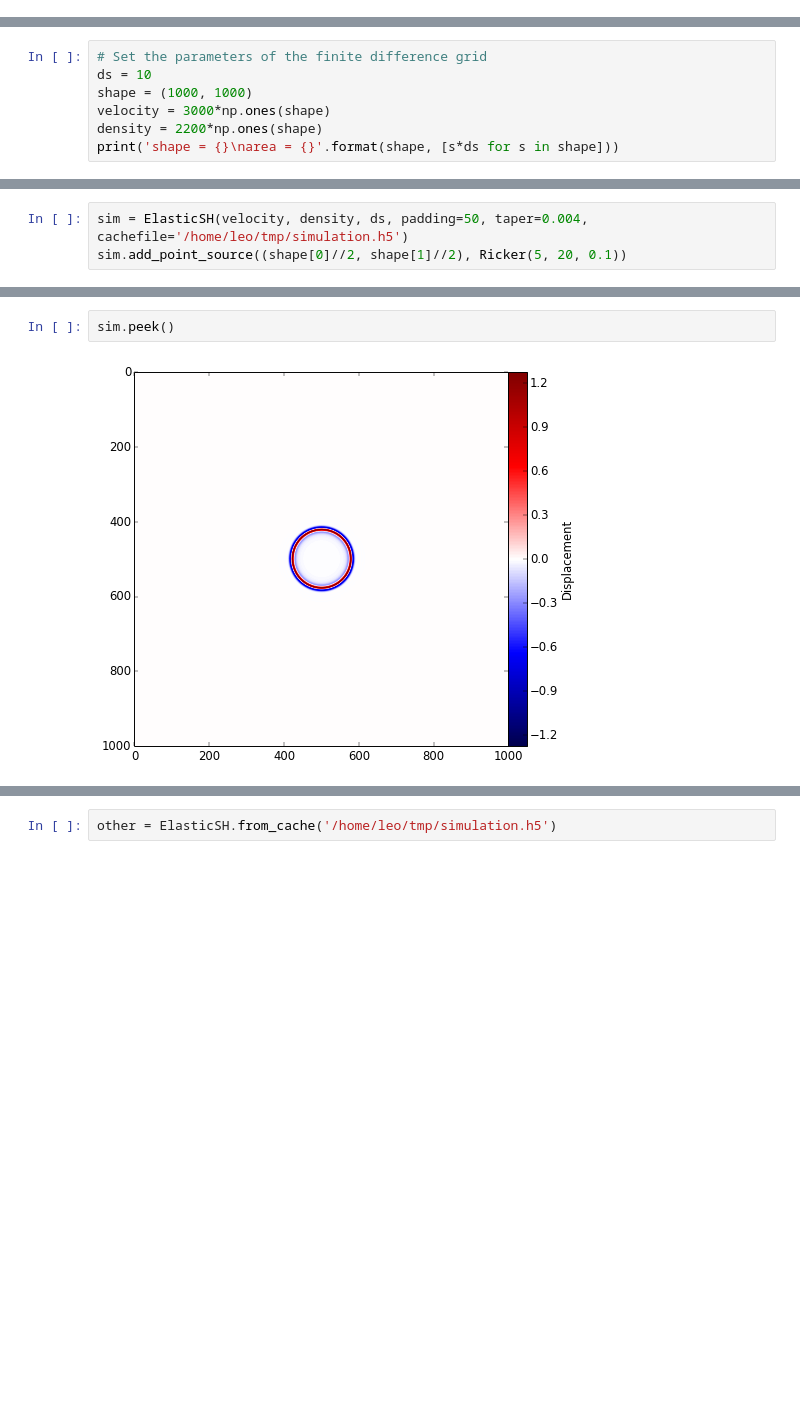
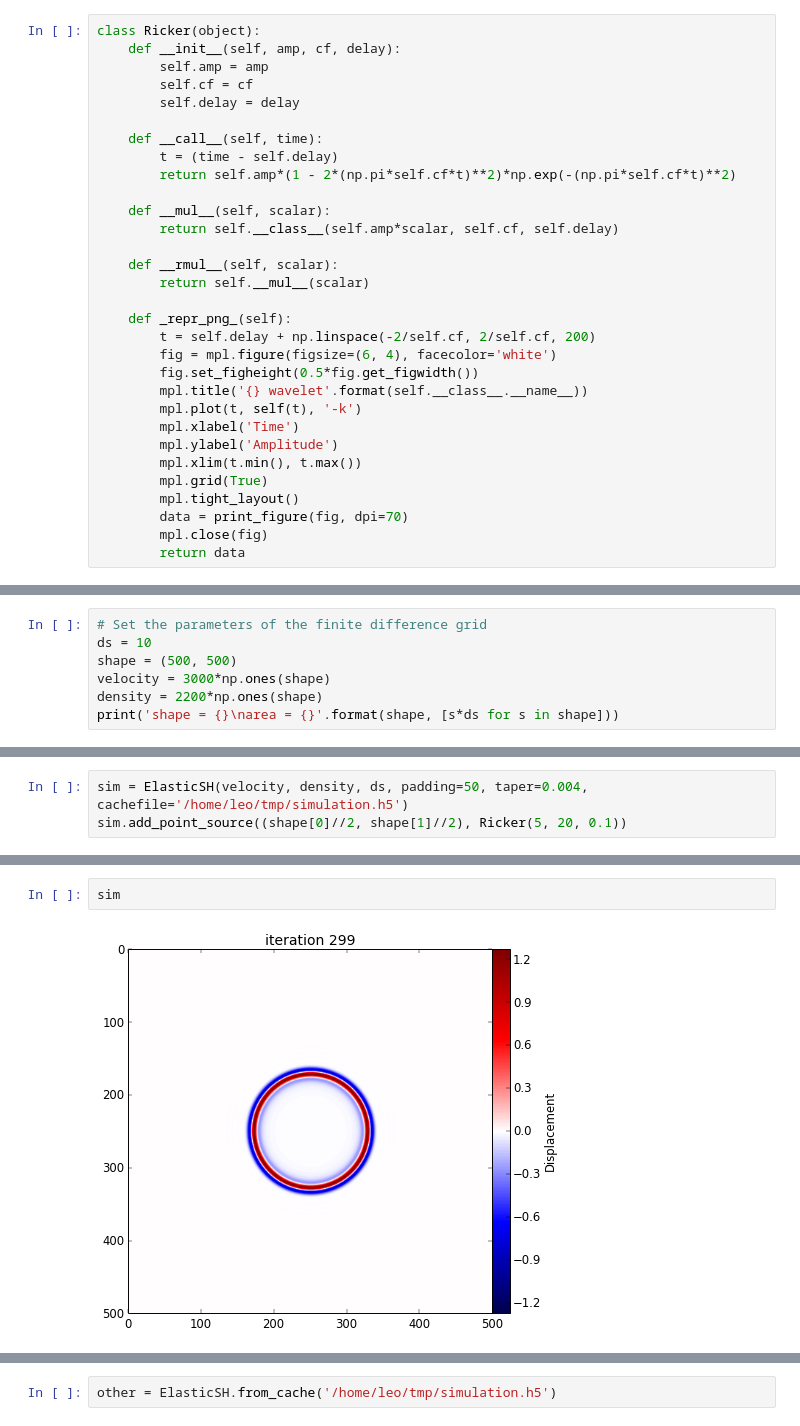
Before and after one commit to fatiando/prototypes, a Jupyter notebook: wavefd-simulation-class.ipynb, the cells around one changed output, grey strips where cells are left out. Cells and saved outputs as stored; diff of their text form; blank space fills up the shorter version.

```diff
--- a/wavefd-simulation-class.ipynb
+++ b/wavefd-simulation-class.ipynb
@@ -15,0 +21,31 @@ import h5py
+# %%
+class Ricker(object):
+    def __init__(self, amp, cf, delay):
+        self.amp = amp
+        self.cf = cf
+        self.delay = delay
+
+    def __call__(self, time):
+        t = (time - self.delay)
+        return self.amp*(1 - 2*(np.pi*self.cf*t)**2)*np.exp(-(np.pi*self.cf*t)**2)
+
+    def __mul__(self, scalar):
+        return self.__class__(self.amp*scalar, self.cf, self.delay)
+
+    def __rmul__(self, scalar):
+        return self.__mul__(scalar)
+
+    def _repr_png_(self):
+        t = self.delay + np.linspace(-2/self.cf, 2/self.cf, 200)
+        fig = mpl.figure(figsize=(6, 4), facecolor='white')
+        fig.set_figheight(0.5*fig.get_figwidth())
+        mpl.title('{} wavelet'.format(self.__class__.__name__))
+        mpl.plot(t, self(t), '-k')
+        mpl.xlabel('Time')
+        mpl.ylabel('Amplitude')
+        mpl.xlim(t.min(), t.max())
+        mpl.grid(True)
+        mpl.tight_layout()
+        data = print_figure(fig, dpi=70)
+        mpl.close(fig)
+        return data
@@ -216,7 +311,7 @@ def display_animation(anim, fps=6):
 # %%
 # Set the parameters of the finite difference grid
 ds = 10
-shape = (1000, 1000)
+shape = (500, 500)
 velocity = 3000*np.ones(shape)
 density = 2200*np.ones(shape)
 print('shape = {}\narea = {}'.format(shape, [s*ds for s in shape]))
@@ -237,4 +326,4 @@ sim.add_point_source((shape[0]//2, shape[1]//2), Ricker(5, 20, 0.1))
 # %%
-sim.peek()
+sim
 # %% [output]
-[figure, old version]
+[figure, new version]
```
Also changed, not shown: parts of 45 cells of this notebook.
